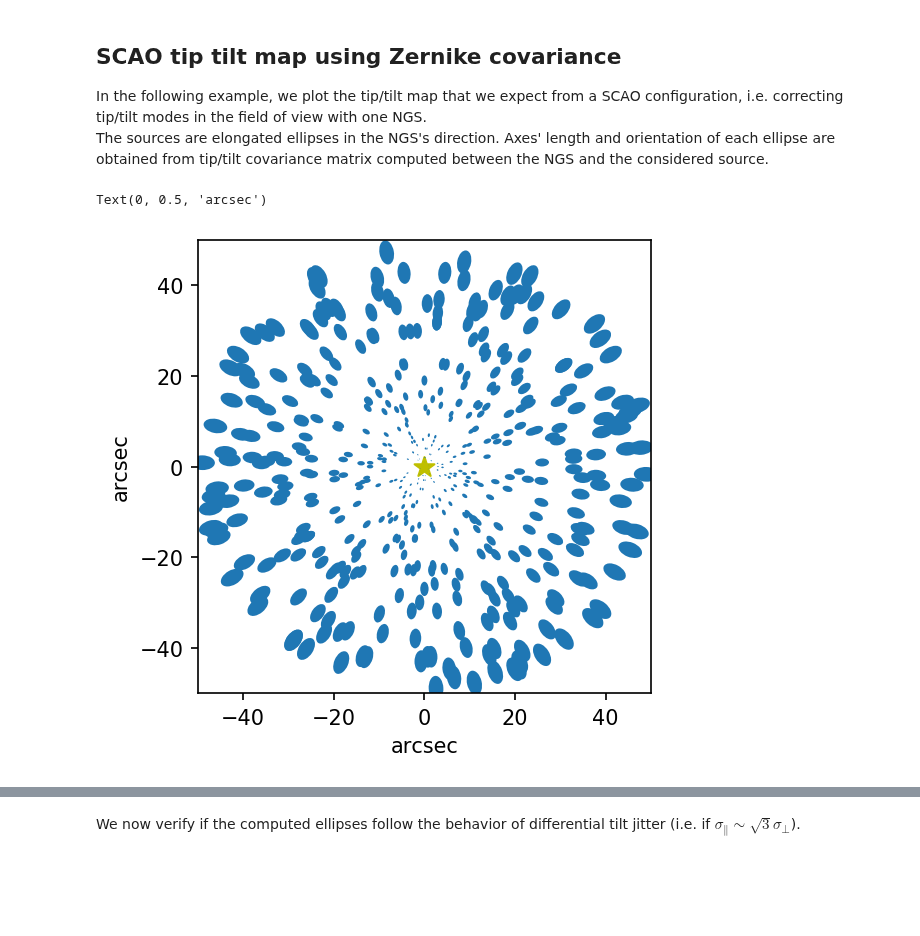
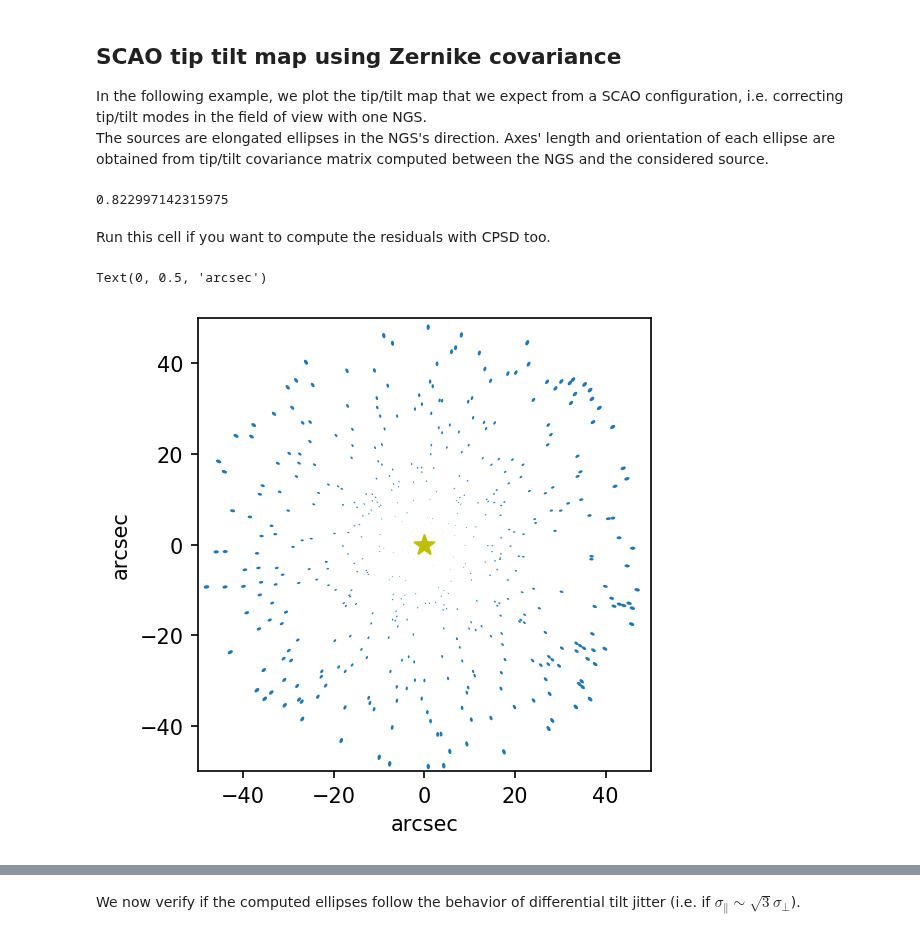
Before and after one commit to ArcetriAdaptiveOptics/arte, a Jupyter notebook: notebook/atmo/Tip_tilt_maps.ipynb, the cells around one changed output, grey strips where cells are left out. Saved outputs shown, nothing was run; the diff lists cells and outputs as text; code cells hidden in the pictures; blank space fills up the shorter version.

```diff
--- a/notebook/atmo/Tip_tilt_maps.ipynb
+++ b/notebook/atmo/Tip_tilt_maps.ipynb
@@ -33,7 +33,7 @@ def ellipsePlot(distances_xy, width, height, angle,
 
     mpl.rcParams['figure.dpi'] = 150
     ellipse = [Ellipse((distances_xy[i, 0], distances_xy[i, 1]),
-                       width[i], height[i], angle=angle[i]) for i in range(len(width))]
+                       width[i]/2, height[i]/2, angle=angle[i]) for i in range(len(width))]
     fig, ax = plt.subplots(subplot_kw={'aspect': 'equal'})
     for e in ellipse:
         ax.add_artist(e)
@@ -48,13 +48,13 @@ def getCartesianPositions(rho, theta):
     return x, y
 
 
-def computeEllipseParameters(tip_tip_res, tilt_tilt_res, tip_tilt_res):
+def computeEllipseParameters(tip_tip_res, tilt_tilt_res, tip_tilt_res, nstd=1):
     covariance_matrix = np.array([[tip_tip_res, tip_tilt_res], [tip_tilt_res, tilt_tilt_res]])
     eig_values, eig_vectors = np.linalg.eigh(covariance_matrix)
     order = eig_values.argsort()[::-1]
     val_sort, vect_sort = eig_values[order], eig_vectors[:, order]
     theta = np.rad2deg(np.arctan2(vect_sort[:, 0][1], vect_sort[:, 0][0]))
-    width, height = 2 * np.sqrt(val_sort)
+    width, height = 2 * nstd * np.sqrt(val_sort)
     return width, height, theta
 # %%
 import numpy as np
@@ -68,6 +68,7 @@ ngs = GuideSource((0, 0), np.inf)
 aperture1 = CircularOpticalAperture(5, [0, 0, 0])
 aperture2 = CircularOpticalAperture(5, [0, 0, 0])
 cn2_profile = Cn2Profile.from_r0s([0.16], [25], [10e3], [10], [-20])
+cn2_profile.set_wavelength(2.2e-6)
 spatial_freqs = np.logspace(-3, 3, 100)
 
 #Definition of off-axis stars' positions.
@@ -85,3 +86,9 @@ res33 = getOffAxisErrorFromNGS(j_mode=3, k_mode=3, distances_from_NGS=positionsI
 res23 = getOffAxisErrorFromNGS(j_mode=2, k_mode=3, distances_from_NGS=positionsInPolar,
                                   ngs_source=ngs, ap1=aperture1, ap2=aperture2, profile=cn2_profile,
                                   freqs_vector=spatial_freqs)
+
+print(res22[0])
+# %% [output]
+0.822997142315975
+# %% [markdown]
+Run this cell if you want to compute the residuals with CPSD too.
@@ -88,23 +131,23 @@ res23 = getOffAxisErrorFromNGS(j_mode=2, k_mode=3, distances_from_NGS=positionsI
 # %%
 #Computation of covariance ellipses' parameters.
 positionsInXY = np.stack(getCartesianPositions(rhos, thetas), axis=-1)
 widths = []
 heights = []
 ths = []
 for i in range(len(res22)):
-    w, h, t = computeEllipseParameters(res22[i], res33[i], res23[i])
-    widths.append(w/2)
-    heights.append(h/2)
+    w, h, t = computeEllipseParameters(res22[i], res33[i], res23[i], nstd=1)
+    widths.append(w)
+    heights.append(h)
     ths.append(t)
 
 #Plot of the tip tilt map (field in XY coordinates).
 import matplotlib.pyplot as plt
 ellipsePlot(distances_xy=positionsInXY, width=widths, height=heights, angle=ths,
             x_max=50, x_min=-50, y_max=50, y_min=-50)
 
 plt.scatter(0, 0, marker='*', s=100, color='y')
 plt.xlabel('arcsec')
 plt.ylabel('arcsec')
 # %% [output]
 Text(0, 0.5, 'arcsec')
-[figure, old version]
+[figure, new version]
```
Also changed, not shown: parts of 6 cells of this notebook, 1 other file.
